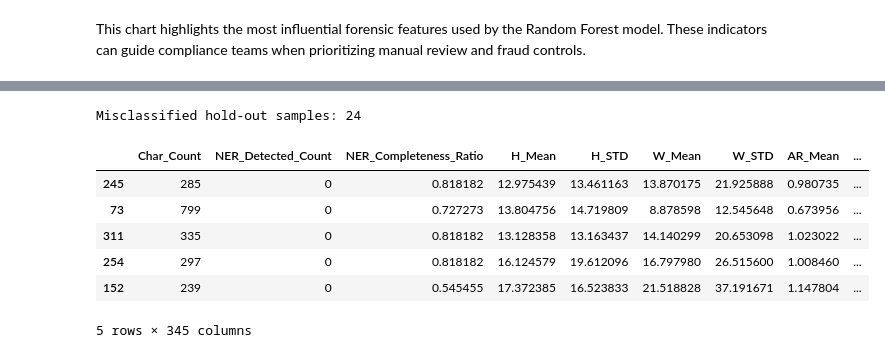
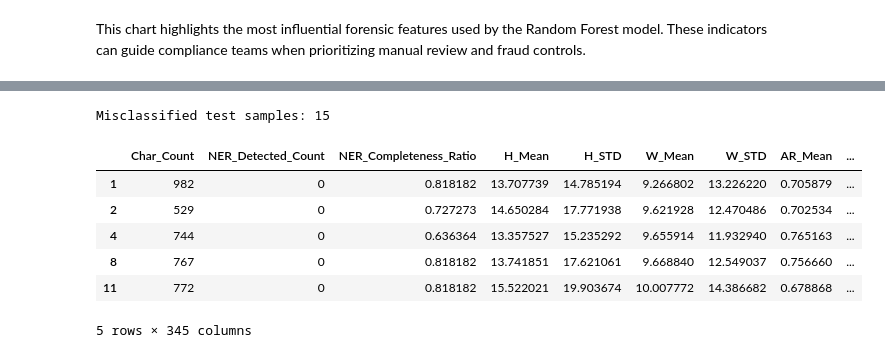
Before and after one commit to hylim12/ai-document-authentication-system, a Jupyter notebook: ml_model_training.ipynb, the cells around one changed output, grey strips where cells are left out. Drawn from its saved outputs; the diff is of its cells as text; code cells hidden in the pictures.

```diff
--- a/ml_model_training.ipynb
+++ b/ml_model_training.ipynb
@@ -283,19 +338,30 @@ The next sections provide model evidence relevant to financial institutions:
 # %% [markdown]
 The Confusion Matrix visually represents the model's performance on the testing set, detailing true positives, true negatives, and classification errors.
 # %%
-cm = confusion_matrix(y_test, y_pred_holdout)
+# =========================
+# STEP 4: Final Test Evaluation
+# =========================
 
-plt.figure(figsize=(6, 5))
-sns.heatmap(
-    cm,
-    annot=True,
-    fmt="d",
-    cmap="Blues",
-    xticklabels=["Pred Genuine", "Pred Forged"],
-    yticklabels=["True Genuine", "True Forged"],
-)
-plt.title("Confusion Matrix - Hold-out Validation")
-plt.xlabel("Predicted Label")
-plt.ylabel("True Label")
-plt.show()
+from sklearn.metrics import confusion_matrix
+
+test_pred = model.predict(X_test)
+
+test_acc = accuracy_score(y_test, test_pred)
+
+print("[FINAL TEST RESULTS]")
+print(f"Accuracy: {test_acc:.4f}")
+
+print("Classification Report:")
+print(classification_report(y_test, test_pred))
+
+cm = confusion_matrix(y_test, test_pred)
+print("Confusion Matrix:")
+print(cm)
+
+_, testing_metrics = evaluate_classifier(model, X_test, y_test, dataset_name="Test Set")
+
+with open(metrics_path, "w", encoding="utf-8") as f:
+    json.dump({"validation_set": validation_metrics, "testing_set": testing_metrics}, f, indent=2)
+
+print(f"Updated metrics saved to: {metrics_path}")
 # %% [output]
@@ -424,20 +428,20 @@ dtype: float64
 # %%
 results = X_test.copy()
 results["True_Label"] = y_test.values
-results["Predicted_Label"] = y_pred_holdout
+results["Predicted_Label"] = test_pred
 
 errors = results[results["True_Label"] != results["Predicted_Label"]]
-print("Misclassified hold-out samples:", len(errors))
+print("Misclassified test samples:", len(errors))
 
 errors.head()
 # %% [output]
-Misclassified hold-out samples: 24
+Misclassified test samples: 15
 |  | Char_Count | NER_Detected_Count | NER_Completeness_Ratio | H_Mean | H_STD | W_Mean | W_STD | AR_Mean | ... |
-| 245 | 285 | 0 | 0.818182 | 12.975439 | 13.461163 | 13.870175 | 21.925888 | 0.980735 | ... |
-| 73 | 799 | 0 | 0.727273 | 13.804756 | 14.719809 | 8.878598 | 12.545648 | 0.673956 | ... |
-| 311 | 335 | 0 | 0.818182 | 13.128358 | 13.163437 | 14.140299 | 20.653098 | 1.023022 | ... |
-| 254 | 297 | 0 | 0.818182 | 16.124579 | 19.612096 | 16.797980 | 26.515600 | 1.008460 | ... |
-| 152 | 239 | 0 | 0.545455 | 17.372385 | 16.523833 | 21.518828 | 37.191671 | 1.147804 | ... |
+| 1 | 982 | 0 | 0.818182 | 13.707739 | 14.785194 | 9.266802 | 13.226220 | 0.705879 | ... |
+| 2 | 529 | 0 | 0.727273 | 14.650284 | 17.771938 | 9.621928 | 12.470486 | 0.702534 | ... |
+| 4 | 744 | 0 | 0.636364 | 13.357527 | 15.235292 | 9.655914 | 11.932940 | 0.765163 | ... |
+| 8 | 767 | 0 | 0.818182 | 13.741851 | 17.621061 | 9.668840 | 12.549037 | 0.756660 | ... |
+| 11 | 772 | 0 | 0.818182 | 15.522021 | 19.903674 | 10.007772 | 14.386682 | 0.678868 | ... |
 5 rows × 345 columns
 # %%
 # Top 10 forensic indicator
```
Also changed, not shown: parts of 15 cells of this notebook, 1 other file.
